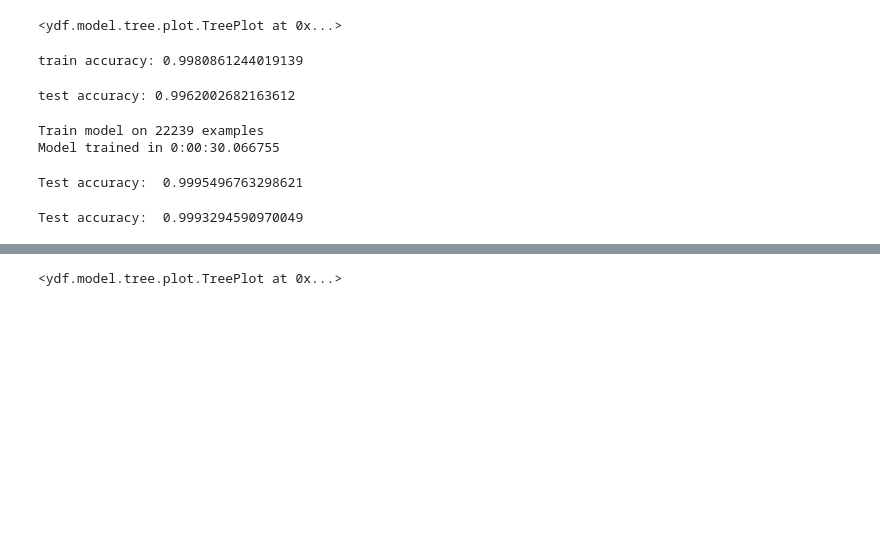
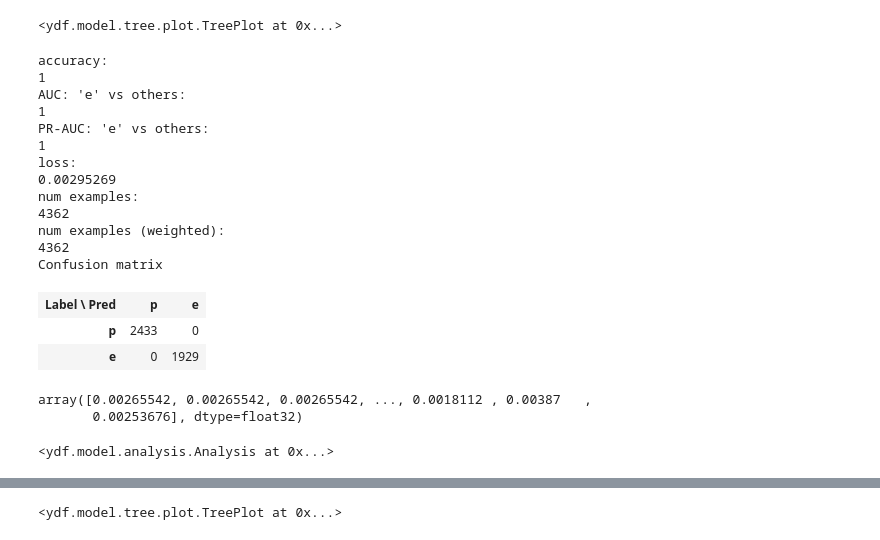
Before and after one commit to ndchian/project-4-group-3, a Jupyter notebook: notebook_colab.ipynb, the cells around one changed output, grey strips where cells are left out. Saved outputs shown, nothing was run; the diff lists cells and outputs as text; code cells hidden in the pictures; blank space fills up the shorter version.

Commit message:
gradient tree update

```diff
--- a/notebook_colab.ipynb
+++ b/notebook_colab.ipynb
@@ -436,9 +382,9 @@ X_clean
 # Use the ~20% of the examples as the testing set
 # and the remaining ~80% of the examples as the training set.
 label="class"
-np.random.seed(3)
-is_test = np.random.rand(len(X_clean)) < 0.2
+np.random.seed(5)
+is_test = np.random.rand(len(df)) < 0.2
 # %%
 #split datasets
-train_dataset = X_clean[~is_test]
-test_dataset = X_clean[is_test]
+train_dataset = df[~is_test]
+test_dataset = df[is_test]
@@ -458,0 +391,2 @@ Model trained in 0:00:00.064660
+# %%
+model2 = ydf.GradientBoostedTreesLearner(label=label, num_trees=100).train(train_dataset)
@@ -461,28 +402,33 @@ model.plot_tree()
 # %% [output]
 <ydf.model.tree.plot.TreePlot at 0x...>
-# %%
-train_evaluation = model.evaluate(train_dataset)
-print("train accuracy:", train_evaluation.accuracy)
-# %% [output]
-train accuracy: 0.9980861244019139
-# %%
-test_evaluation = model.evaluate(test_dataset)
-print("test accuracy:", test_evaluation.accuracy)
-# %% [output]
-test accuracy: 0.9962002682163612
-# %%
-model2 = ydf.GradientBoostedTreesLearner(label=label, num_trees=100).train(X_clean)
-# %% [output]
-Train model on 22239 examples
-Model trained in 0:00:30.066755
-# %%
-print("Test accuracy: ", model2.evaluate(train_dataset).accuracy)
-# %% [output]
-Test accuracy:  0.9995496763298621
-# %%
-print("Test accuracy: ", model2.evaluate(test_dataset).accuracy)
-# %% [output]
-Test accuracy:  0.9993294590970049
+# %%
+model2.evaluate(test_dataset)
+# %% [output]
+accuracy:
+1
+AUC: 'e' vs others:
+1
+PR-AUC: 'e' vs others:
+1
+loss:
+0.00295269
+num examples:
+4362
+num examples (weighted):
+4362
+Confusion matrix
+| Label \ Pred | p | e |
+| p | 2433 | 0 |
+| e | 0 | 1929 |
+# %%
+model2.predict(test_dataset)
+# %% [output]
+array([0.00265542, 0.00265542, 0.00265542, ..., 0.0018112 , 0.00387   ,
+       0.00253676], dtype=float32)
+# %%
+model2.analyze(test_dataset)
+# %% [output]
+<ydf.model.analysis.Analysis at 0x...>
 # %%
 model3 = ydf.GradientBoostedTreesLearner(label=label, num_trees=1000).train(train_dataset)
 # %% [output]
```
Also changed, not shown: parts of 29 cells of this notebook, 4 other files.
